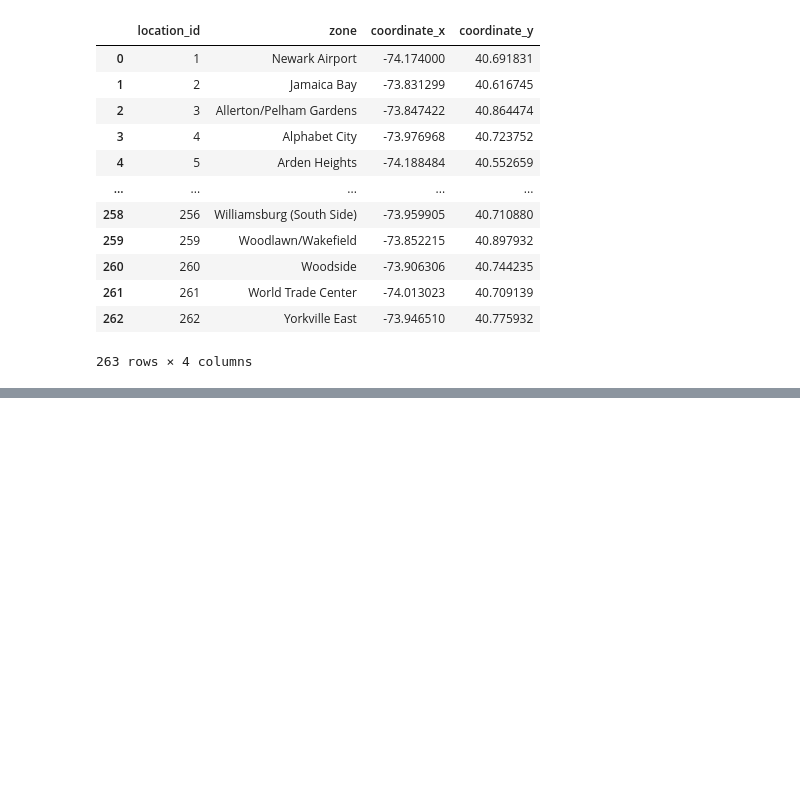
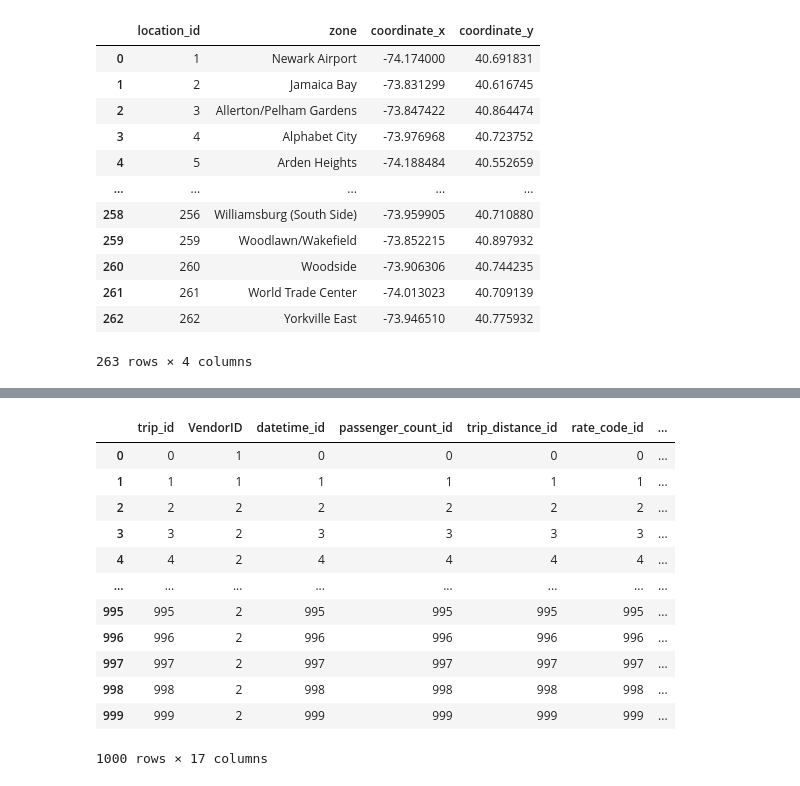
Before and after one commit to Aryan-401/FullStackDataAnalysis, a Jupyter notebook: DataModelling.ipynb, the cells around one changed output, grey strips where cells are left out. Drawn from its saved outputs; the diff is of its cells as text; code cells hidden in the pictures; blank space fills up the shorter version.

```diff
--- a/DataModelling.ipynb
+++ b/DataModelling.ipynb
@@ -61,0 +181,4 @@ df
+# %%
+PU_location_dim = df[['PULocation_x', 'PULocation_y']].reset_index(drop=True)
+PU_location_dim['PU_location_id'] = PU_location_dim.index
+PU_location_dim[['PU_location_id', 'PULocation_x', 'PULocation_y']]
@@ -61,0 +199,4 @@ df
+# %%
+DO_location_dim = df[['DOLocation_x', 'DOLocation_y']].reset_index(drop=True)
+DO_location_dim['DO_location_id'] = DO_location_dim.index
+DO_location_dim[['DO_location_id', 'DOLocation_x', 'DOLocation_y']]
@@ -61,0 +237,6 @@ df
+# %%
+rate_code_dim = df[['RatecodeID']].reset_index(drop=True)
+rate_code_dim['rate_code_id'] = rate_code_dim.index
+rate_code_name_dict = {1: 'Standard rate', 2: 'JFK', 3: 'Newark', 4: 'Nassau or Westchester', 5: 'Negotiated fare', 6: 'Group ride'}
+rate_code_dim['rate_code_name'] = rate_code_dim['RatecodeID'].map(rate_code_name_dict)
+rate_code_dim[['rate_code_id', 'RatecodeID', 'rate_code_name']]
@@ -61,0 +257,21 @@ df
+# %%
+fact_table = df.merge(passenger_count_dim, left_on='trip_id', right_on='passenger_count_id').merge(trip_distance_dim, left_on='trip_id', right_on='trip_distance_id').merge(rate_code_dim, left_on='trip_id', right_on='rate_code_id').merge(PU_location_dim, left_on='trip_id', right_on='PU_location_id').merge(DO_location_dim, left_on='trip_id', right_on='DO_location_id').merge(datetime_dim, left_on='trip_id', right_on='datetime_id').merge(payment_type_dim, left_on='trip_id', right_on='payment_type_id')[['trip_id','VendorID', 'datetime_id', 'passenger_count_id',
+               'trip_distance_id', 'rate_code_id', 'store_and_fwd_flag', 'PU_location_id', 'DO_location_id',
+               'payment_type_id', 'fare_amount', 'extra', 'mta_tax', 'tip_amount', 'tolls_amount',
+               'improvement_surcharge', 'total_amount']]
+# %%
+fact_table
+# %% [output]
+|  | trip_id | VendorID | datetime_id | passenger_count_id | trip_distance_id | rate_code_id | ... |
+| 0 | 0 | 1 | 0 | 0 | 0 | 0 | ... |
+| 1 | 1 | 1 | 1 | 1 | 1 | 1 | ... |
+| 2 | 2 | 2 | 2 | 2 | 2 | 2 | ... |
+| 3 | 3 | 2 | 3 | 3 | 3 | 3 | ... |
+| 4 | 4 | 2 | 4 | 4 | 4 | 4 | ... |
+| ... | ... | ... | ... | ... | ... | ... | ... |
+| 995 | 995 | 2 | 995 | 995 | 995 | 995 | ... |
+| 996 | 996 | 2 | 996 | 996 | 996 | 996 | ... |
+| 997 | 997 | 2 | 997 | 997 | 997 | 997 | ... |
+| 998 | 998 | 2 | 998 | 998 | 998 | 998 | ... |
+| 999 | 999 | 2 | 999 | 999 | 999 | 999 | ... |
+1000 rows × 17 columns
```
Also changed, not shown: parts of 15 cells of this notebook.
